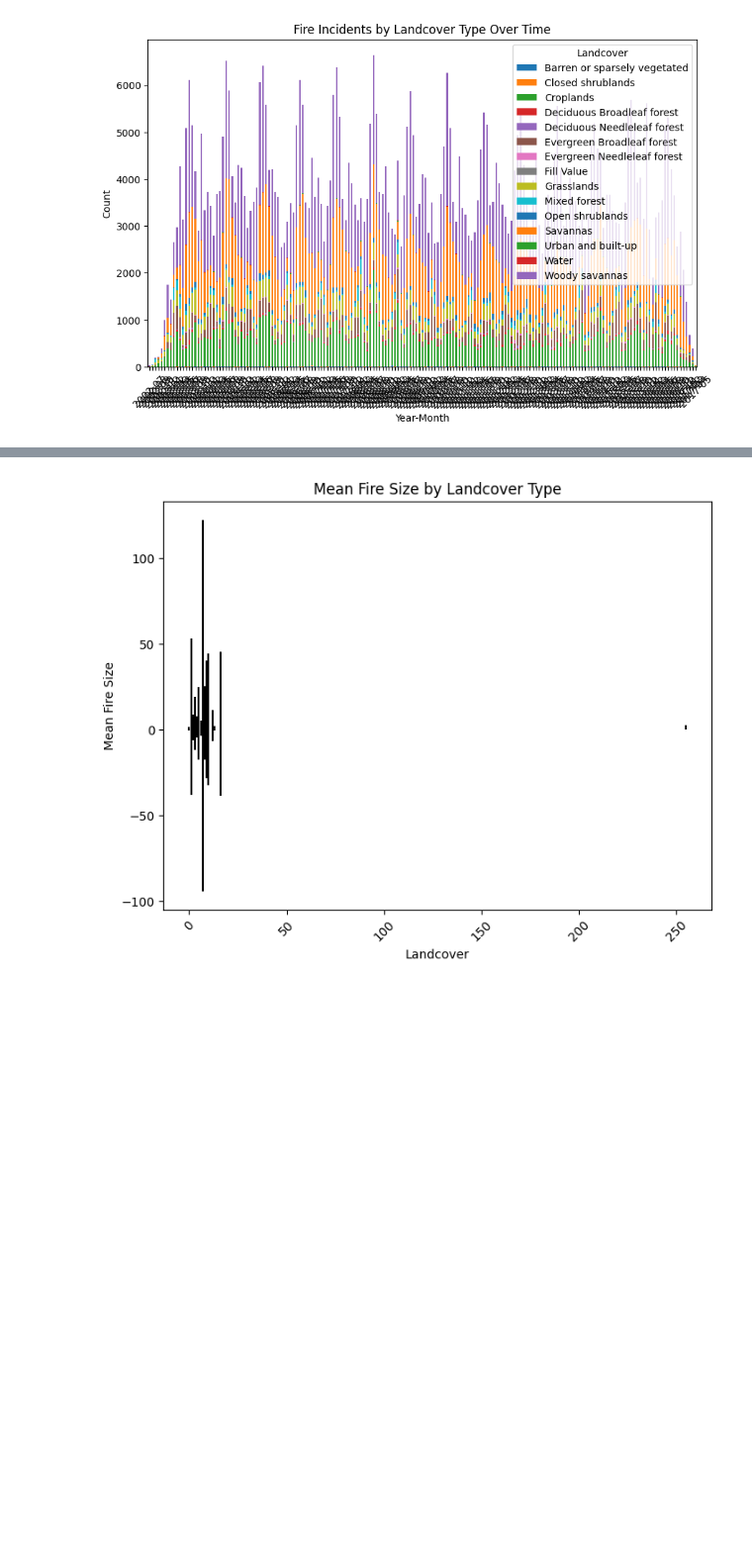
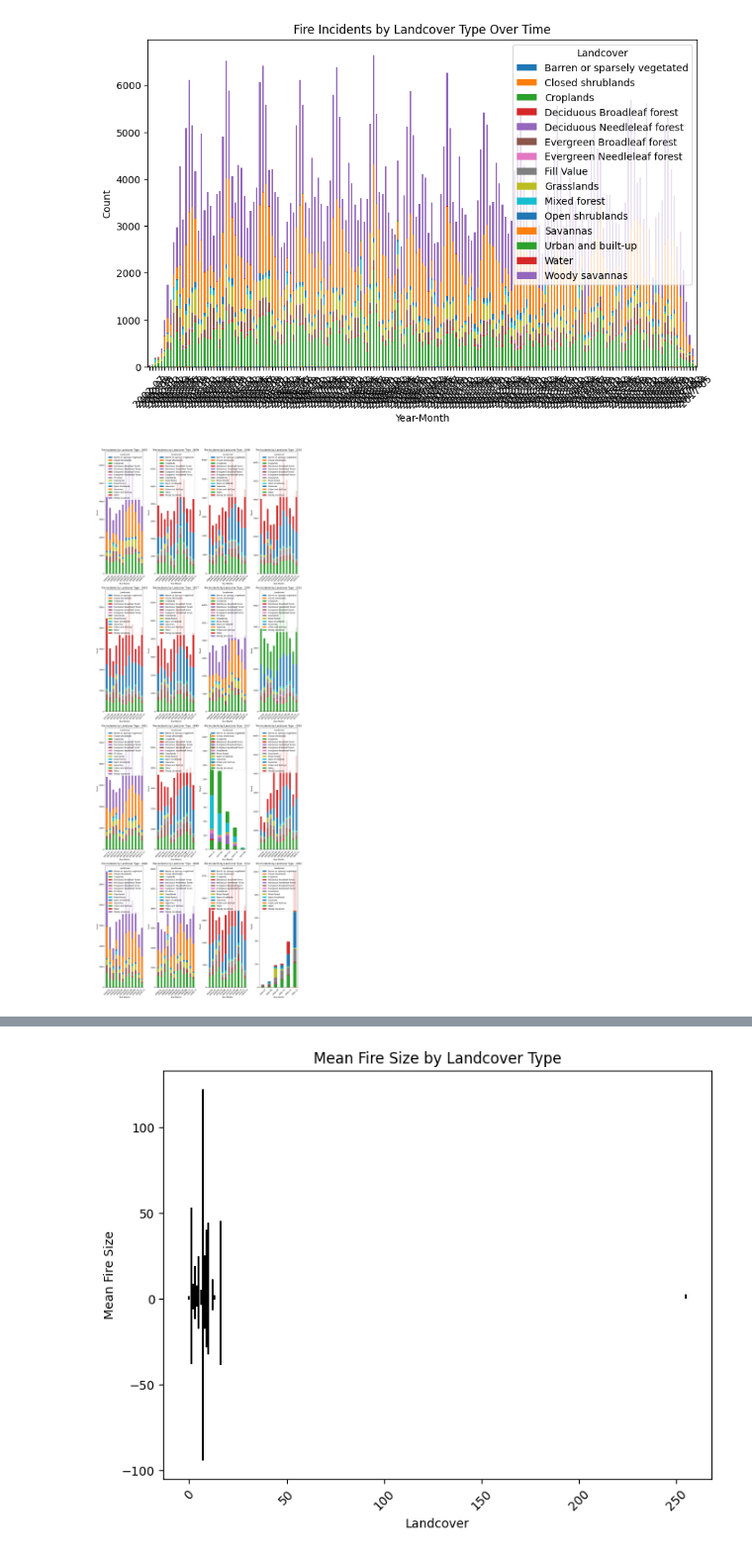
Before and after one commit to ris3abh/DL-firefighters, a Jupyter notebook: code/3 Atlas EDA detailed.ipynb, the cells around one changed output, grey strips where cells are left out. Shown at 99% size. Cells and saved outputs as stored; diff of their text form; code cells hidden in the pictures; blank space fills up the shorter version.

```diff
--- a/code/3 Atlas EDA detailed.ipynb
+++ b/code/3 Atlas EDA detailed.ipynb
@@ -161,3 +164,32 @@ plt.xticks(rotation=45)
 plt.show()
 # %% [output]
 [figure]
+# %%
+import matplotlib.pyplot as plt
+import math
+
+df['year_month'] = df['start_date'].dt.to_period('M')
+years = df['start_date'].dt.year.unique()
+num_years = len(years)
+num_cols = 4
+num_rows = math.ceil(num_years / num_cols)
+
+fig, axes = plt.subplots(nrows=num_rows, ncols=num_cols, figsize=(15, 10*num_rows))
+
+for i, year in enumerate(years):
+    row = i // num_cols
+    col = i % num_cols
+    ax = axes[row, col]
+    filtered_df = df[df['start_date'].dt.year == year]
+    landcover_counts_by_month = filtered_df.groupby(['year_month', 'landcover_s']).size().unstack()
+    landcover_counts_by_month.plot(kind='bar', stacked=True, ax=ax)
+    ax.set_xlabel('Year-Month')
+    ax.set_ylabel('Count')
+    ax.set_title(f'Fire Incidents by Landcover Type - {year}')
+    ax.legend(title='Landcover')
+    ax.tick_params(axis='x', rotation=45)
+
+plt.tight_layout()
+plt.show()
+# %% [output]
+[figure, added]
```
Also changed, not shown: parts of 6 cells of this notebook, 1 other file.
